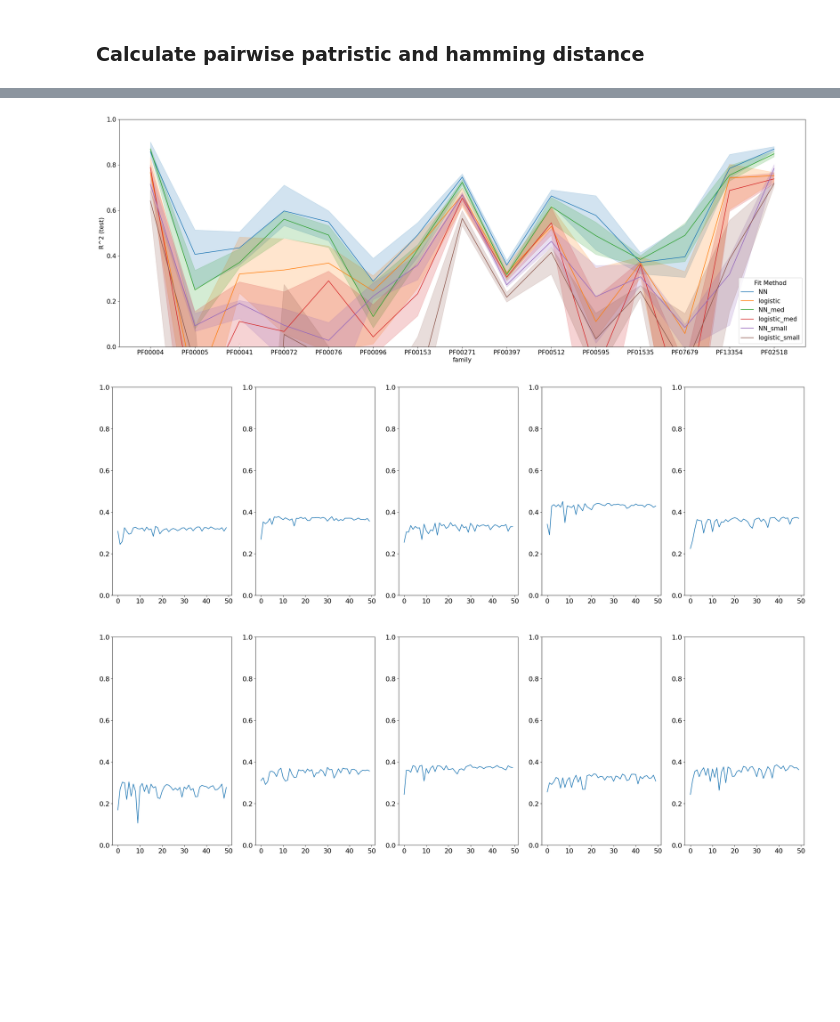
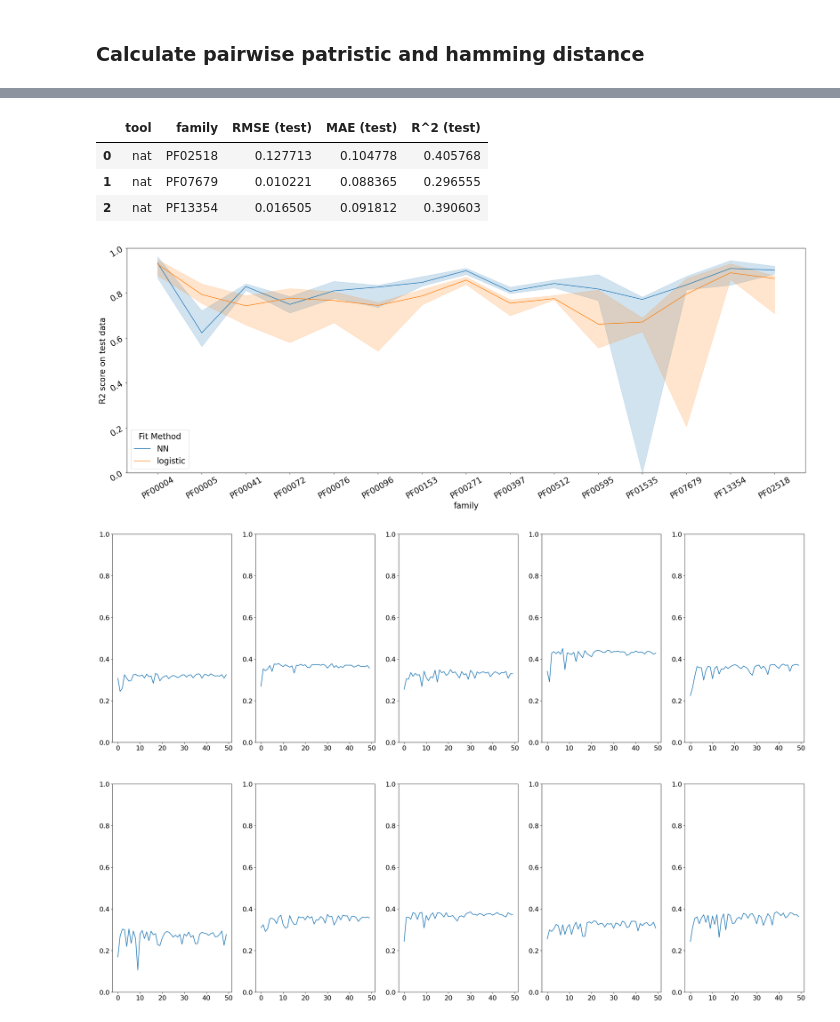
Before and after one commit to anamaysamant/MSA-phylogeny-generation, a Jupyter notebook: PFAM_explorer.ipynb, the cells around one changed output, grey strips where cells are left out. Cells and saved outputs as stored; diff of their text form; code cells hidden in the pictures; blank space fills up the shorter version.

Commit message:
more candidacy figures

```diff
--- a/PFAM_explorer.ipynb
+++ b/PFAM_explorer.ipynb
@@ -895,41 +1198,50 @@ regr_results_df_logistic_small
+# %%
+regr_results_df
+# %% [output]
+|  | tool | family | RMSE (test) | MAE (test) | R^2 (test) |
+| 0 | nat | PF02518 | 0.127713 | 0.104778 | 0.405768 |
+| 1 | nat | PF07679 | 0.010221 | 0.088365 | 0.296555 |
+| 2 | nat | PF13354 | 0.016505 | 0.091812 | 0.390603 |
 # %%
-regr_results_df_NN = pd.read_csv("NN_attn_fit_pat_dist_metrics_0.7_train.tsv", sep = "\t")
-regr_results_df_logistic = pd.read_csv("logistic_attn_fit_pat_dist_metrics_0.7_train.tsv", sep = "\t")
+dist = "ham"
 
-regr_results_df_NN_med = pd.read_csv("NN_attn_fit_pat_dist_metrics_0.5_train.tsv", sep = "\t")
-regr_results_df_logistic_med = pd.read_csv("logistic_attn_fit_pat_dist_metrics_0.5_train.tsv", sep = "\t")
+regr_results_df_NN = pd.read_csv(f"NN_attn_fit_{dist}_dist_metrics_0.7_train.tsv", sep = "\t")
+regr_results_df_logistic = pd.read_csv(f"logistic_attn_fit_{dist}_dist_metrics_0.7_train.tsv", sep = "\t")
 
-regr_results_df_NN_small = pd.read_csv("NN_attn_fit_pat_dist_metrics_0.2_train.tsv", sep = "\t")
-regr_results_df_logistic_small = pd.read_csv("logistic_attn_fit_pat_dist_metrics_0.2_train.tsv", sep = "\t")
+# regr_results_df_NN_med = pd.read_csv(f"NN_attn_fit_{dist}_dist_metrics_0.5_train.tsv", sep = "\t")
+# regr_results_df_logistic_med = pd.read_csv(f"logistic_attn_fit_{dist}_dist_metrics_0.5_train.tsv", sep = "\t")
+
+# regr_results_df_NN_small = pd.read_csv(f"NN_attn_fit_{dist}_dist_metrics_0.2_train.tsv", sep = "\t")
+# regr_results_df_logistic_small = pd.read_csv(f"logistic_attn_fit_{dist}_dist_metrics_0.2_train.tsv", sep = "\t")
 # %%
 NN_agg = regr_results_df_NN[["family","R^2 (test)"]].groupby(by = "family").agg("mean").reset_index()
 logistic_agg = regr_results_df_logistic[["family","R^2 (test)"]].groupby(by = "family").agg("mean").reset_index()
 
-NN_agg_med = regr_results_df_NN_med[["family","R^2 (test)"]].groupby(by = "family").agg("mean").reset_index()
-logistic_agg_med = regr_results_df_logistic_med[["family","R^2 (test)"]].groupby(by = "family").agg("mean").reset_index()
+# NN_agg_med = regr_results_df_NN_med[["family","R^2 (test)"]].groupby(by = "family").agg("mean").reset_index()
+# logistic_agg_med = regr_results_df_logistic_med[["family","R^2 (test)"]].groupby(by = "family").agg("mean").reset_index()
 
-NN_agg_small = regr_results_df_NN_small[["family","R^2 (test)"]].groupby(by = "family").agg("mean").reset_index()
-logistic_agg_small = regr_results_df_logistic_small[["family","R^2 (test)"]].groupby(by = "family").agg("mean").reset_index()
+# NN_agg_small = regr_results_df_NN_small[["family","R^2 (test)"]].groupby(by = "family").agg("mean").reset_index()
+# logistic_agg_small = regr_results_df_logistic_small[["family","R^2 (test)"]].groupby(by = "family").agg("mean").reset_index()
 
 fig, axes = plt.subplots(figsize = (30,10))
 
 sns.lineplot(data=regr_results_df_NN, x = "family", y = "R^2 (test)", ax = axes, label = "NN", estimator="median")
 sns.lineplot(data=regr_results_df_logistic, x = "family", y = "R^2 (test)", ax = axes, label = "logistic", estimator="median")
 
-sns.lineplot(data=regr_results_df_NN_med, x = "family", y = "R^2 (test)", ax = axes, label = "NN_med", estimator="median")
-sns.lineplot(data=regr_results_df_logistic_med, x = "family", y = "R^2 (test)", ax = axes, label = "logistic_med", estimator="median")
+# sns.lineplot(data=regr_results_df_NN_med, x = "family", y = "R^2 (test)", ax = axes, label = "NN_med", estimator="median")
+# sns.lineplot(data=regr_results_df_logistic_med, x = "family", y = "R^2 (test)", ax = axes, label = "logistic_med", estimator="median")
 
-sns.lineplot(data=regr_results_df_NN_small, x = "family", y = "R^2 (test)", ax = axes, label = "NN_small", estimator="median")
-sns.lineplot(data=regr_results_df_logistic_small, x = "family", y = "R^2 (test)", ax = axes, label = "logistic_small", estimator="median")
+# sns.lineplot(data=regr_results_df_NN_small, x = "family", y = "R^2 (test)", ax = axes, label = "NN_small", estimator="median")
+# sns.lineplot(data=regr_results_df_logistic_small, x = "family", y = "R^2 (test)", ax = axes, label = "logistic_small", estimator="median")
 
-plt.legend(title = "Fit Method", title_fontsize = 15, fontsize = 15)
-axes.set_xlabel(axes.get_xlabel(), size = 15)
-axes.set_ylabel(axes.get_ylabel(), size = 15)
-axes.tick_params(axis='both', labelsize=15)
+plt.legend(title = "Fit Method", title_fontsize = 20, fontsize = 20)
+axes.set_xlabel(axes.get_xlabel(), size = 20)
+axes.set_ylabel("R2 score on test data", size = 20)
+axes.tick_params(axis='both', labelsize=20, labelrotation = 30)
 axes.set_ylim(0,1)
 plt.savefig("NN_vs_logistic_pat_dist_fit.jpeg")
 # %% [output]
-[figure, old version]
+[figure, new version]
 # %%
 fig, axes = plt.subplots(2,5, figsize = (30,20))
 
```
Also changed, not shown: parts of 23 cells of this notebook, 12 other files.
